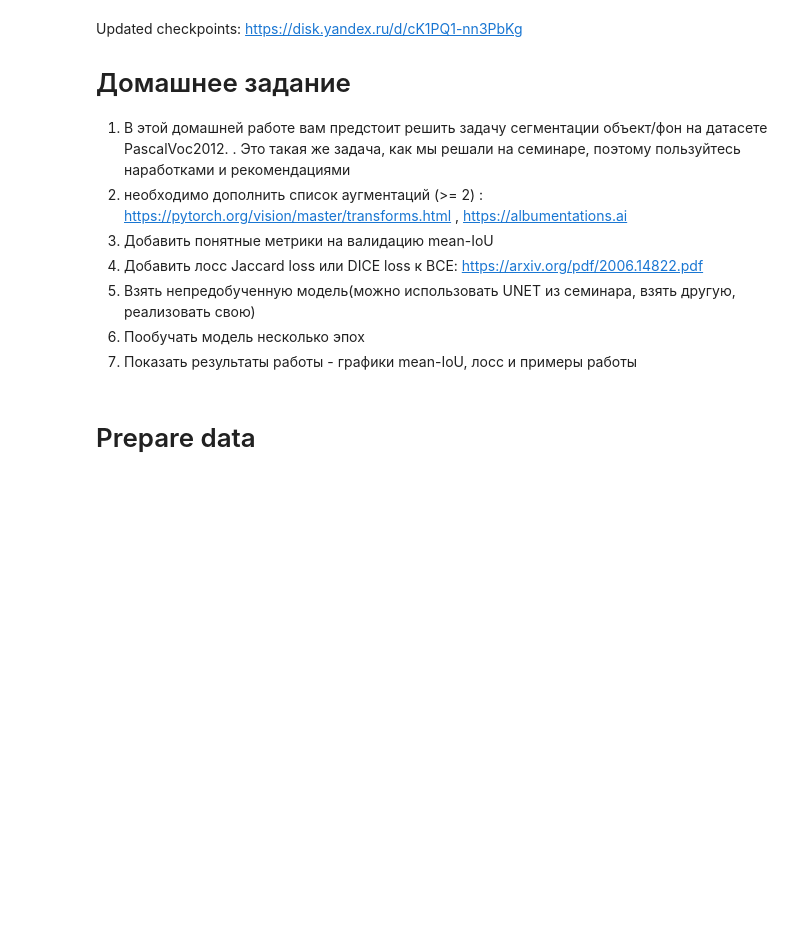
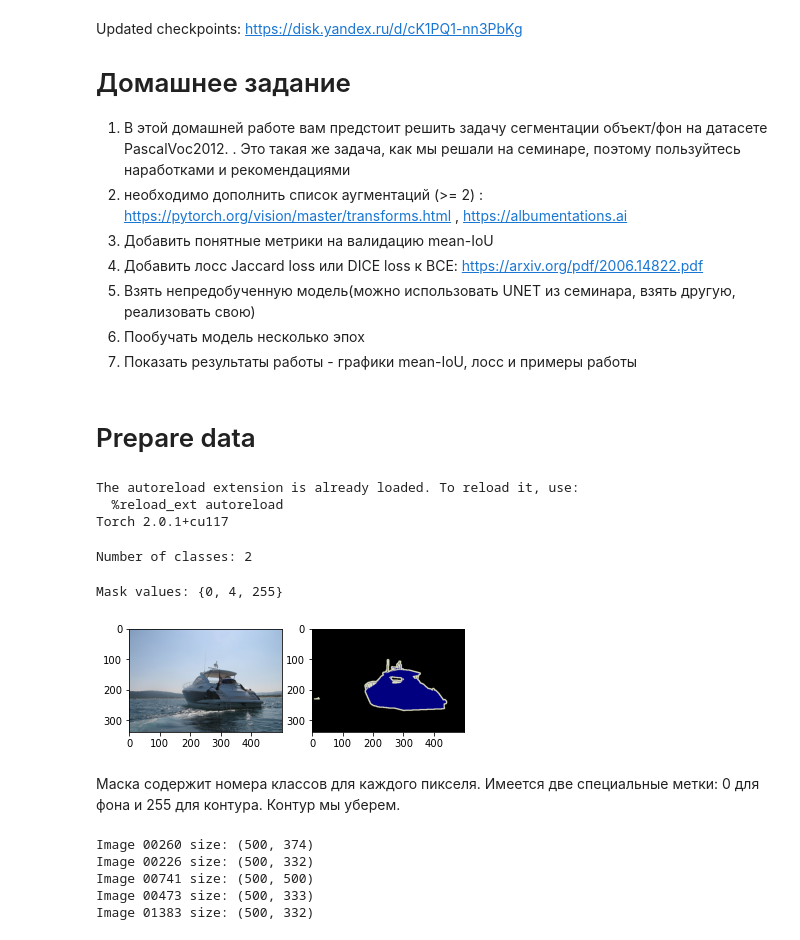
Before and after one commit to TimofeyTst/VKML_deep_learning, a Jupyter notebook: hw7/segmentation.ipynb, the cells around one changed output. Drawn from its saved outputs; the diff is of its cells as text; code cells hidden in the pictures; blank space fills up the shorter version.

Commit message:
test version

```diff
--- a/hw7/segmentation.ipynb
+++ b/hw7/segmentation.ipynb
@@ -33,0 +36,72 @@ with ZipFile(f"{checkpoints_path}/{checkpoints_file}", "r") as zf:
+# %%
+%load_ext autoreload
+%autoreload 2
+%matplotlib inline
+import random
+
+import cv2
+import torch
+import torchvision
+import numpy as np
+import pytorch_lightning as pl
+import segmentation_models_pytorch as smp
+from matplotlib import pyplot as plt
+from PIL import Image
+from torchvision.datasets import VOCSegmentation
+
+print("Torch", torch.__version__)
+
+USE_CUDA = torch.cuda.is_available()
+if USE_CUDA:
+    DEVICE="cuda"
+    print("Use CUDA")
+else:
+    DEVICE="cpu"
+
+# Параметры тренировки и визуализации.
+TRAIN = True  # Если False, будут использоваться заранее посчитанные графики
+              # вместо реальной тренировки (полезно для демонстрации на ноутбуках без GPU).
+
+def set_figure_size(figsize=(8, 6), dpi=120):
+    plt.figure(figsize=figsize, dpi=dpi)
+# %% [output]
+The autoreload extension is already loaded. To reload it, use:
+  %reload_ext autoreload
+Torch 2.0.1+cu117
+# %%
+DATA_ROOT = "."
+VOC_YEAR = "2012"
+LABELS = ["background", "aeroplane", "bicycle", "bird", "boat", "bottle",
+          "bus", "car", "cat", "chair", "cow", "diningtable", "dog", "horse",
+          "motorbike", "person", "potted_plant", "sheep", "sofa", "train", "tv/monitor"]
+MULTICLASS = False  # Если False, отделяем объекты от фона, иначе распознаем класс объектов.
+NUM_CLASSES = len(LABELS) if MULTICLASS else 2
+print("Number of classes:", NUM_CLASSES)
+# %% [output]
+Number of classes: 2
+# %%
+# Посмотрим на валидационную часть корпуса.
+valset_raw = VOCSegmentation(DATA_ROOT, VOC_YEAR, "val", download=False)
+
+image, mask = valset_raw[random.randint(0, len(valset_raw) - 1)]
+print("Mask values:", set(np.array(mask).flatten().tolist()))
+
+fig, axs = plt.subplots(1, 2)
+axs[0].imshow(image)
+axs[1].imshow(mask)
+plt.show()
+# %% [output]
+Mask values: {0, 4, 255}
+[figure, added]
+# %% [markdown]
+Маска содержит номера классов для каждого пикселя. Имеется две специальные метки: 0 для фона и 255 для контура. Контур мы уберем.
+# %%
+for _ in range(5):
+    i = random.randint(0, len(valset_raw) - 1)
+    print("Image {:05d} size: {}".format(i, valset_raw[i][0].size))
+# %% [output]
+Image 00260 size: (500, 374)
+Image 00226 size: (500, 332)
+Image 00741 size: (500, 500)
+Image 00473 size: (500, 333)
+Image 01383 size: (500, 332)
```
Also changed, not shown: parts of 7 cells of this notebook.
